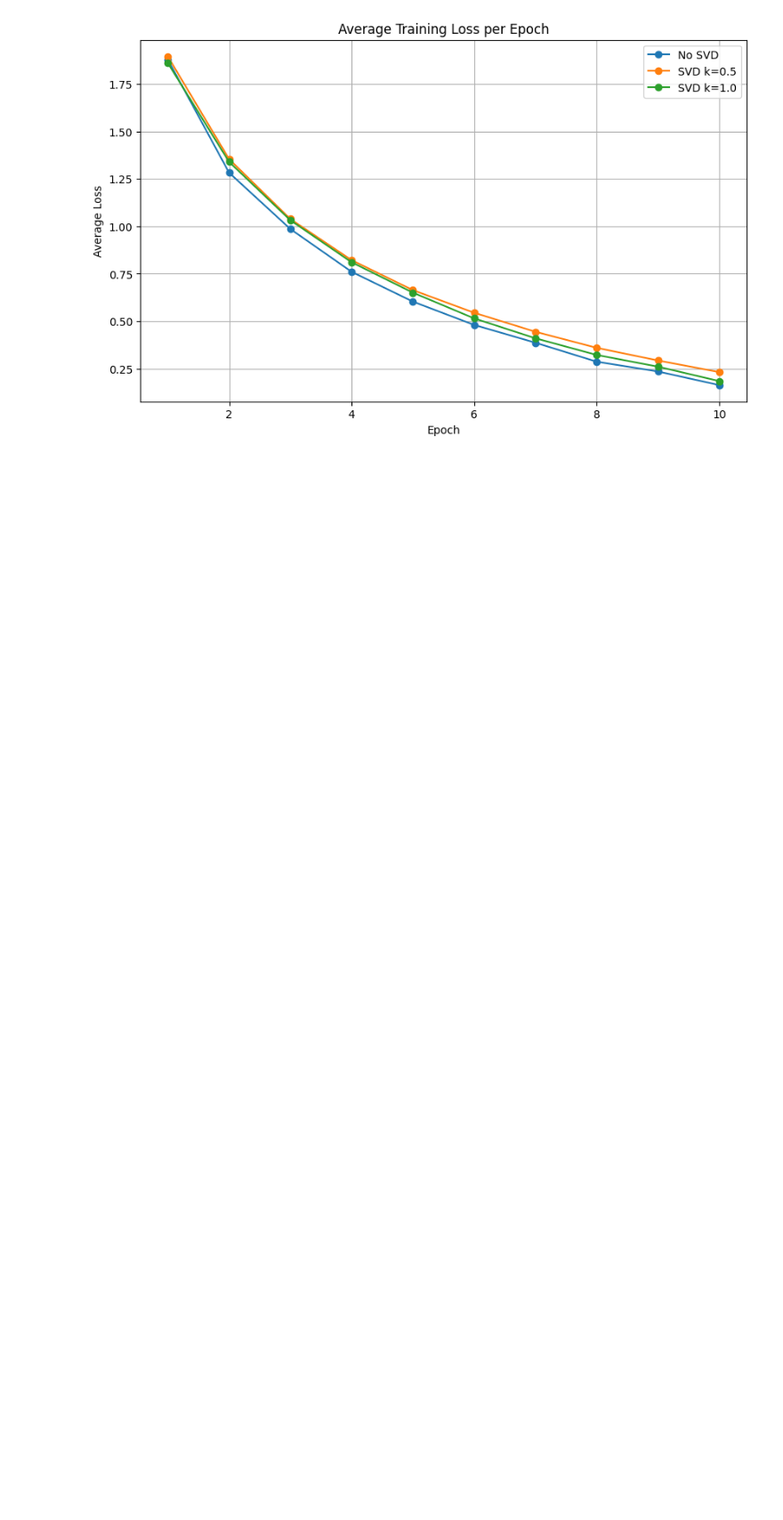
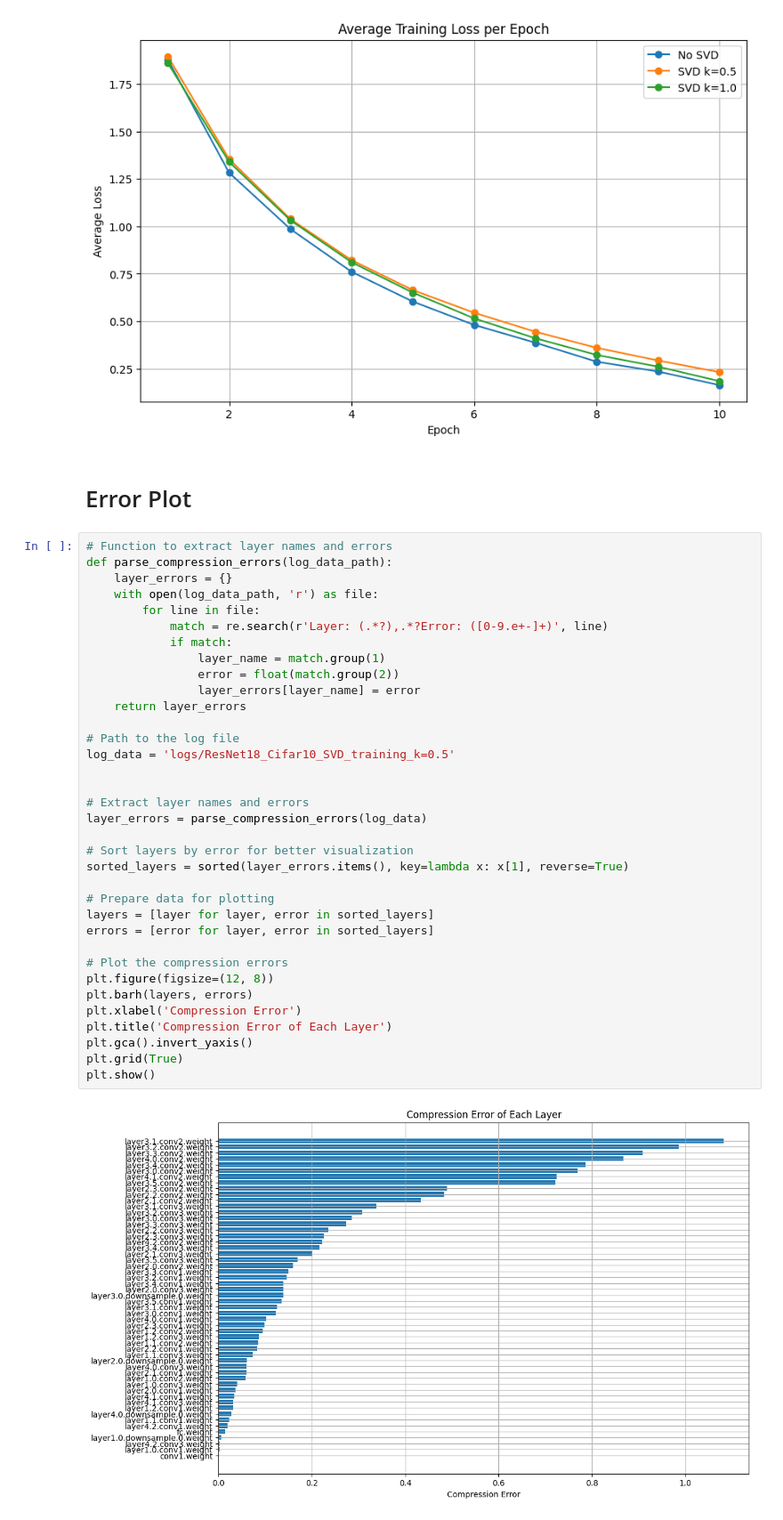
Before and after one commit to JihaoXin/SVD, a Jupyter notebook: plot.ipynb, the cells around one changed output. Shown at 89% size. Cells and saved outputs as stored; diff of their text form; blank space fills up the shorter version.

Commit message:
update plot

```diff
--- a/plot.ipynb
+++ b/plot.ipynb
@@ -55,3 +63,42 @@ plt.savefig('plots/ResNet18_Cifar10.pdf')
 plt.show()
 # %% [output]
 [figure]
+# %% [markdown]
+# Error Plot
+# %%
+# Function to extract layer names and errors
+def parse_compression_errors(log_data_path):
+    layer_errors = {}
+    with open(log_data_path, 'r') as file:
+        for line in file:
+            match = re.search(r'Layer: (.*?),.*?Error: ([0-9.e+-]+)', line)
+            if match:
+                layer_name = match.group(1)
+                error = float(match.group(2))
+                layer_errors[layer_name] = error
+    return layer_errors
+
+# Path to the log file
+log_data = 'logs/ResNet18_Cifar10_SVD_training_k=0.5'
+
+
+# Extract layer names and errors
+layer_errors = parse_compression_errors(log_data)
+
+# Sort layers by error for better visualization
+sorted_layers = sorted(layer_errors.items(), key=lambda x: x[1], reverse=True)
+
+# Prepare data for plotting
+layers = [layer for layer, error in sorted_layers]
+errors = [error for layer, error in sorted_layers]
+
+# Plot the compression errors
+plt.figure(figsize=(12, 8))
+plt.barh(layers, errors)
+plt.xlabel('Compression Error')
+plt.title('Compression Error of Each Layer')
+plt.gca().invert_yaxis()
+plt.grid(True)
+plt.show()
+# %% [output]
+[figure, added]
```
Also changed, not shown: parts of 2 cells of this notebook.
